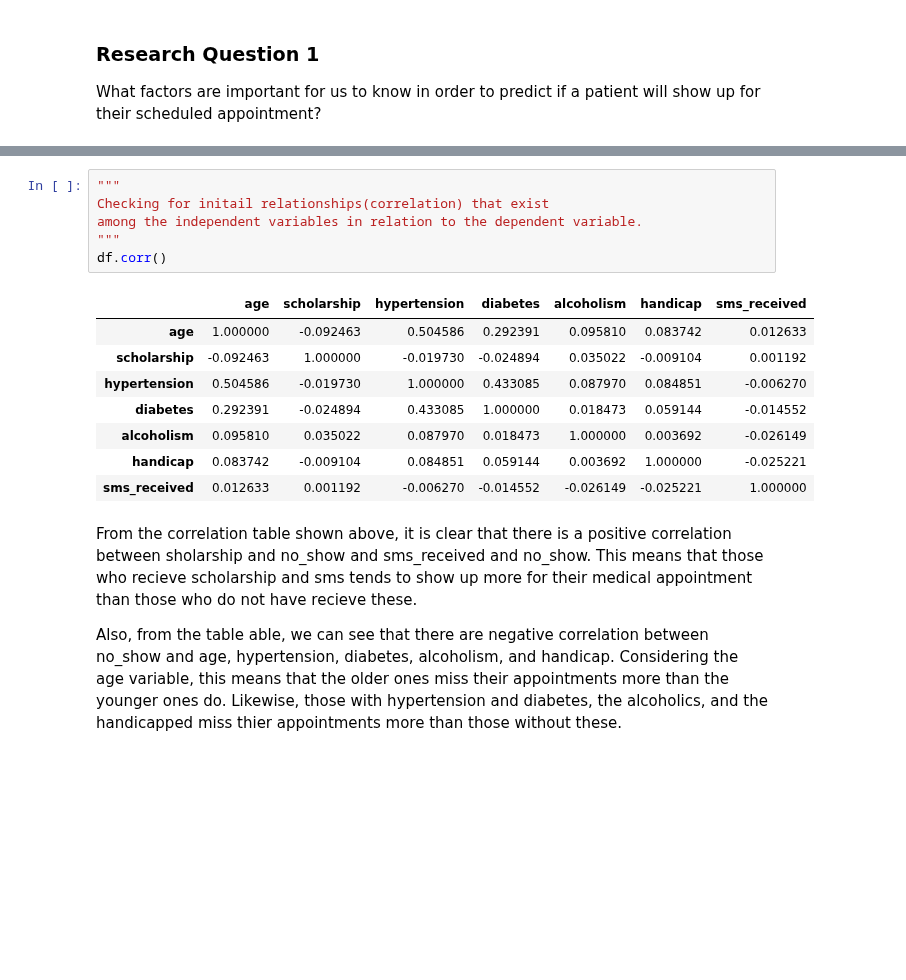
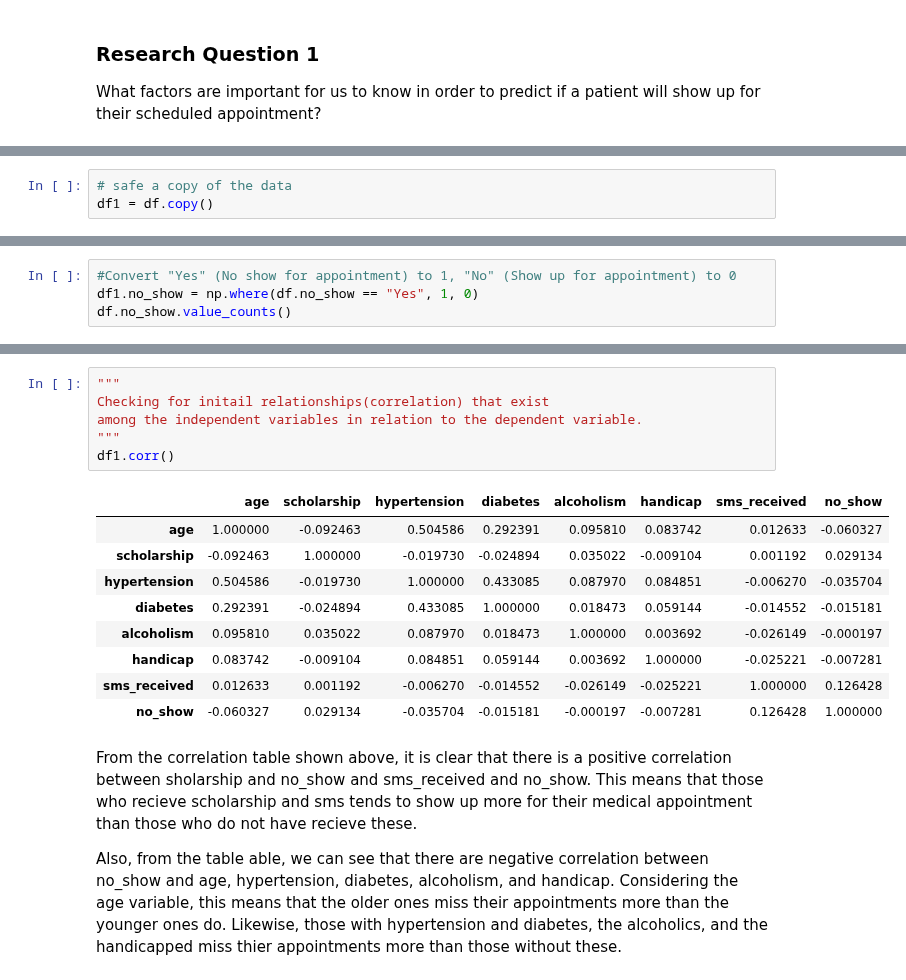
Before and after one commit to EnochAy/Udacity-Nanodegree-project--Data-Investigation-, a Jupyter notebook: Python Code/submission.ipynb, the cells around one changed output, grey strips where cells are left out. Cells and saved outputs as stored; diff of their text form; blank space fills up the shorter version.

```diff
--- a/Python Code/submission.ipynb
+++ b/Python Code/submission.ipynb
@@ -557,3 +557,6 @@ df.head()
 | 2 | F | 2016-04-29 16:19:04+00:00 | 2016-04-29 00:00:00+00:00 | 62 | MATA DA PRAIA | 0 | 0 | 0 | ... |
 | 3 | F | 2016-04-29 17:29:31+00:00 | 2016-04-29 00:00:00+00:00 | 8 | PONTAL DE CAMBURI | 0 | 0 | 0 | ... |
 | 4 | F | 2016-04-29 16:07:23+00:00 | 2016-04-29 00:00:00+00:00 | 56 | JARDIM DA PENHA | 0 | 1 | 1 | ... |
+# %%
+# safe a copy of the data
+df1 = df.copy()
@@ -559,0 +572,4 @@ df.head()
+# %%
+#Convert "Yes" (No show for appointment) to 1, "No" (Show up for appointment) to 0
+df1.no_show = np.where(df.no_show == "Yes", 1, 0)
+df.no_show.value_counts()
@@ -560,18 +586,19 @@ df.head()
 # %%
 """
 Checking for initail relationships(correlation) that exist
 among the independent variables in relation to the dependent variable.
 """
-df.corr()
+df1.corr()
 # %% [output]
-|  | age | scholarship | hypertension | diabetes | alcoholism | handicap | sms_received |
-| age | 1.000000 | -0.092463 | 0.504586 | 0.292391 | 0.095810 | 0.083742 | 0.012633 |
-| scholarship | -0.092463 | 1.000000 | -0.019730 | -0.024894 | 0.035022 | -0.009104 | 0.001192 |
-| hypertension | 0.504586 | -0.019730 | 1.000000 | 0.433085 | 0.087970 | 0.084851 | -0.006270 |
-| diabetes | 0.292391 | -0.024894 | 0.433085 | 1.000000 | 0.018473 | 0.059144 | -0.014552 |
-| alcoholism | 0.095810 | 0.035022 | 0.087970 | 0.018473 | 1.000000 | 0.003692 | -0.026149 |
-| handicap | 0.083742 | -0.009104 | 0.084851 | 0.059144 | 0.003692 | 1.000000 | -0.025221 |
-| sms_received | 0.012633 | 0.001192 | -0.006270 | -0.014552 | -0.026149 | -0.025221 | 1.000000 |
+|  | age | scholarship | hypertension | diabetes | alcoholism | handicap | sms_received | no_show |
+| age | 1.000000 | -0.092463 | 0.504586 | 0.292391 | 0.095810 | 0.083742 | 0.012633 | -0.060327 |
+| scholarship | -0.092463 | 1.000000 | -0.019730 | -0.024894 | 0.035022 | -0.009104 | 0.001192 | 0.029134 |
+| hypertension | 0.504586 | -0.019730 | 1.000000 | 0.433085 | 0.087970 | 0.084851 | -0.006270 | -0.035704 |
+| diabetes | 0.292391 | -0.024894 | 0.433085 | 1.000000 | 0.018473 | 0.059144 | -0.014552 | -0.015181 |
+| alcoholism | 0.095810 | 0.035022 | 0.087970 | 0.018473 | 1.000000 | 0.003692 | -0.026149 | -0.000197 |
+| handicap | 0.083742 | -0.009104 | 0.084851 | 0.059144 | 0.003692 | 1.000000 | -0.025221 | -0.007281 |
+| sms_received | 0.012633 | 0.001192 | -0.006270 | -0.014552 | -0.026149 | -0.025221 | 1.000000 | 0.126428 |
+| no_show | -0.060327 | 0.029134 | -0.035704 | -0.015181 | -0.000197 | -0.007281 | 0.126428 | 1.000000 |
 # %% [markdown]
 From the correlation table shown above, it is clear that there is a positive correlation between
 sholarship and no_show and sms_received and no_show. This means that those who recieve scholarship
```
Also changed, not shown: parts of 6 cells of this notebook.
